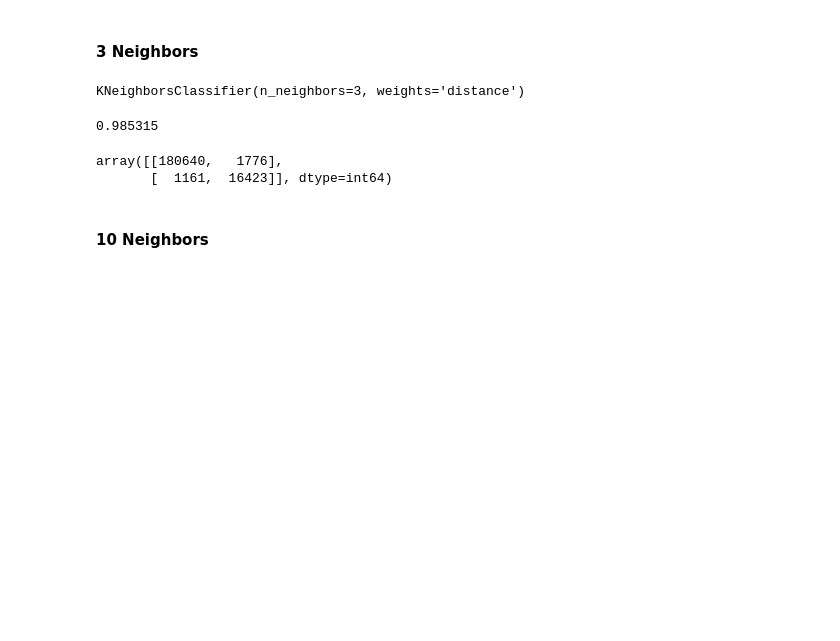
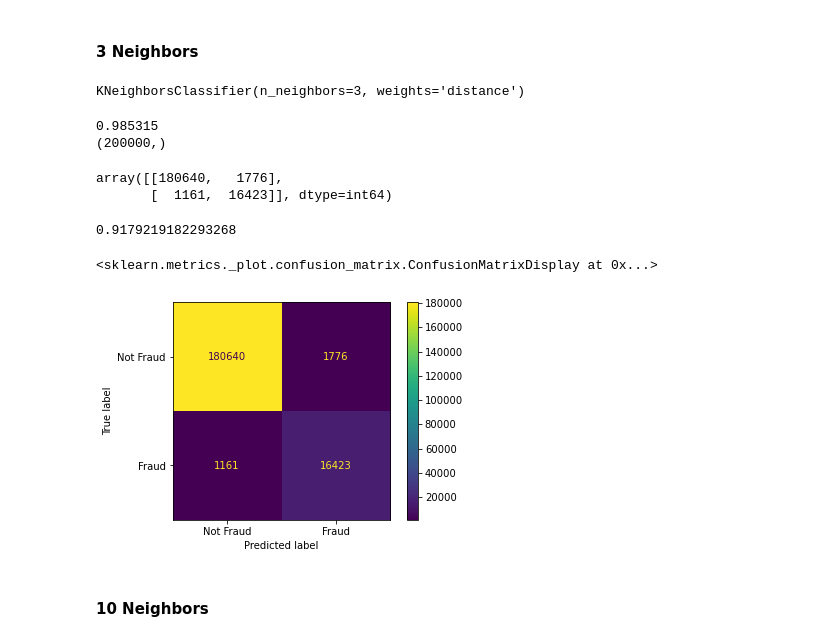
Before and after one commit to wavyvone/Credit_Card_Fraud, a Jupyter notebook: Mini-Project 2 - KNN.ipynb, the cells around one changed output. Drawn from its saved outputs; the diff is of its cells as text; code cells hidden in the pictures; blank space fills up the shorter version.

```diff
--- a/Mini-Project 2 - KNN.ipynb
+++ b/Mini-Project 2 - KNN.ipynb
@@ -111,13 +158,27 @@ KNeighborsClassifier(n_neighbors=3, weights='distance')
 predict_Y_knn = ccdata_knn.predict(test_X)
 acc_knn = accuracy_score(test_Y, predict_Y_knn)
 print(acc_knn)
+print(predict_Y_knn.shape)
 # %% [output]
 0.985315
+(200000,)
 # %%
 confusion_matrix(test_Y, predict_Y_knn)
 # %% [output]
 array([[180640,   1776],
        [  1161,  16423]], dtype=int64)
+# %%
+f1_score(test_Y, predict_Y_knn)
+# %% [output]
+0.9179219182293268
+# %%
+confusion_matrix3 = np.array([[180640,   1776],
+       [  1161,  16423]])
+disp = ConfusionMatrixDisplay(confusion_matrix=confusion_matrix3, display_labels=["Not Fraud", "Fraud"])
+disp.plot()
+# %% [output]
+<sklearn.metrics._plot.confusion_matrix.ConfusionMatrixDisplay at 0x...>
+[figure, added]
 # %% [markdown]
 #### 10 Neighbors
 # %%
```
Also changed, not shown: parts of 11 cells of this notebook.
